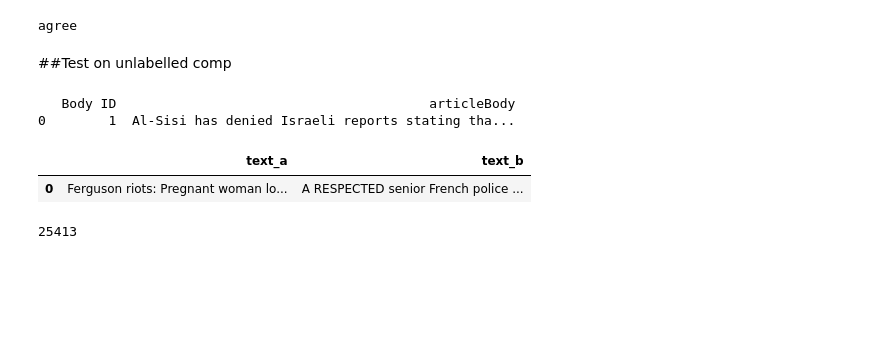
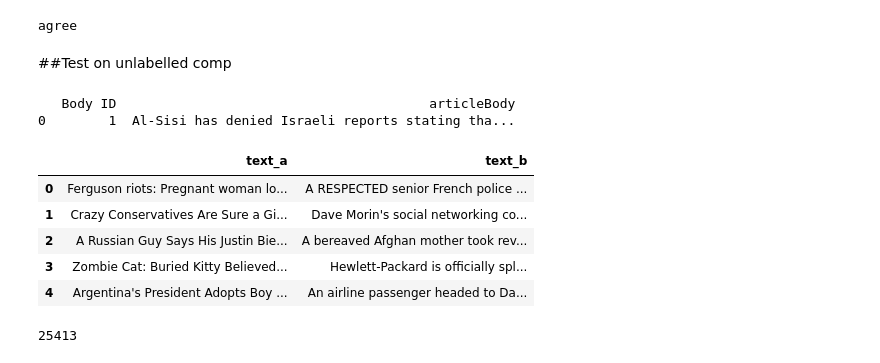
Before and after one commit to MayyarAA/NaturalLangaugeProcessingBERT, a Jupyter notebook: MSCI598ProjectBERT.ipynb, the cells around one changed output. Cells and saved outputs as stored; diff of their text form; code cells hidden in the pictures; blank space fills up the shorter version.

Commit message:
Resovled csv error due to mismatch rows, using merge(,how='left')

```diff
--- a/MSCI598ProjectBERT.ipynb
+++ b/MSCI598ProjectBERT.ipynb
@@ -472,7 +464,7 @@ print(body_comp_unlabelled.head(1))
 0        1  Al-Sisi has denied Israeli reports stating tha...
 # %%
 def produce_set_for_simpleBERT_unlabelled(stance,body):
-  full_sb = pd.merge(stance,body,on="Body ID")
+  full_sb = pd.merge(stance,body,on="Body ID",how='left')
   #print(len(full_sb.columns))
   #print(full_sb.head(4))
   #make full_sb shorter body
@@ -503,6 +506,10 @@ def generate_answer_csv_v2_unlabelled(stances, predicted):
 # %%
 df_comp_unlabelled,df_full_everything_unlabelled = produce_set_for_simpleBERT_unlabelled(stance_comp_unlabelled,body_comp_unlabelled)
-df_comp_unlabelled.head(1)
+df_comp_unlabelled.head(5)
 # %% [output]
 |  | text_a | text_b |
 | 0 | Ferguson riots: Pregnant woman lo... | A RESPECTED senior French police ... |
+| 1 | Crazy Conservatives Are Sure a Gi... | Dave Morin's social networking co... |
+| 2 | A Russian Guy Says His Justin Bie... | A bereaved Afghan mother took rev... |
+| 3 | Zombie Cat: Buried Kitty Believed... | Hewlett-Packard is officially spl... |
+| 4 | Argentina's President Adopts Boy ... | An airline passenger headed to Da... |
```
Also changed, not shown: parts of 16 cells of this notebook.
